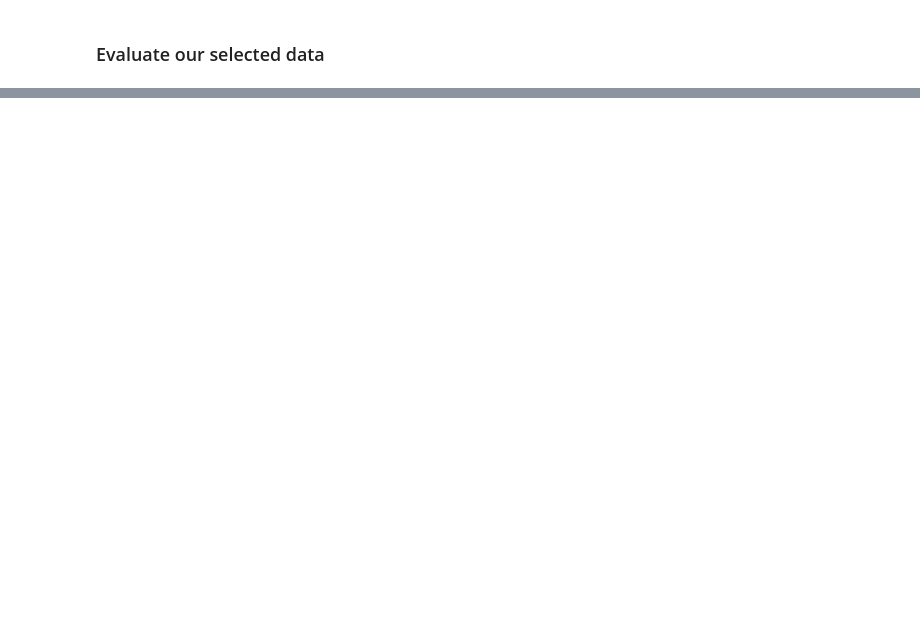
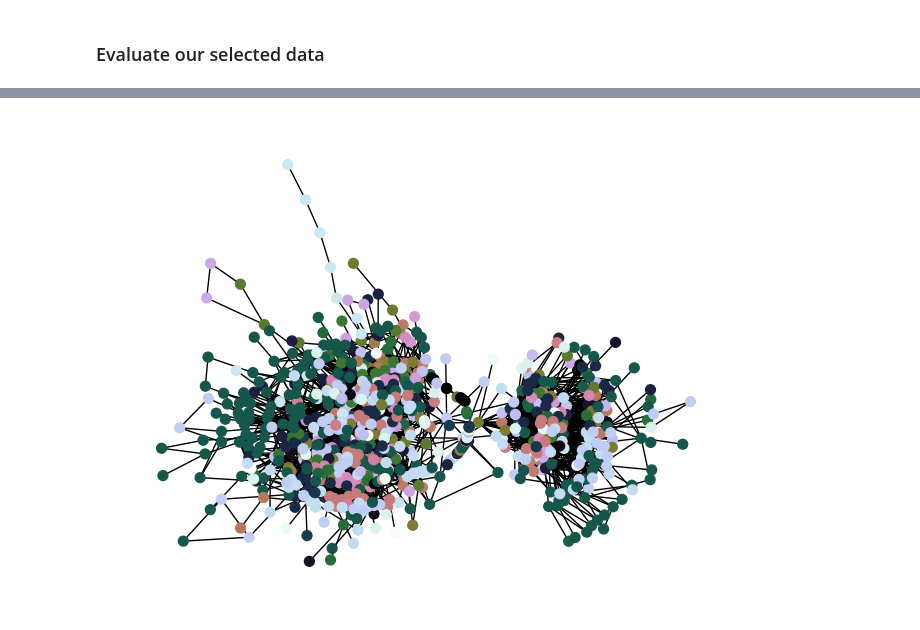
Before and after one commit to lukas-al/dissertation_rag, a Jupyter notebook: notebooks/evaluation.ipynb, the cells around one changed output, grey strips where cells are left out. Cells and saved outputs as stored; diff of their text form; code cells hidden in the pictures; blank space fills up the shorter version.

```diff
--- a/notebooks/evaluation.ipynb
+++ b/notebooks/evaluation.ipynb
@@ -89,22 +104,33 @@ ValueError: row, column, and data arrays must be 1-D
 # %%
 # Draw the graph, but use the node_id to identify which of the two headline document elements is referenced within the node
 unique_docs = []
 for doc in data['embedded_index']:
     unique_docs.append(doc.metadata['file_name'])
 
-set(unique_docs)
+unique_docs = set(unique_docs)
+
+# Create a list colors which is the same length as the unique docs
+cmap = mpl.colormaps['cubehelix']
+list_of_colors = cmap(np.linspace(0, 1, len(unique_docs)))
+
+color_dict = {}
+for idx, doc_name in enumerate(unique_docs):
+    color_dict[doc_name] = list_of_colors[idx]
 
 colors = []
 for n in graph.nodes:
     for doc in data['embedded_index']:
         if doc.id_ == n:
-            if doc.metadata['file_name'] == unique_docs[0]:
-                colors.append('red')
-            else:
-                colors.append('blue')
+            colors.append(color_dict[doc.metadata['file_name']])
+            # if doc.metadata['file_name'] == unique_docs[0]:
+            #     colors.append('red')
+            # else:
+            #     colors.append('blue')
 
 pos = nx.kamada_kawai_layout(graph)
-nx.draw(graph, pos, node_size=100, node_color=colors)
+nx.draw(graph, pos, node_size=50, node_color=colors)
+# %% [output]
+[figure, added]
 # %%
 # Step 1: Compute centrality measures
 centrality = nx.degree_centrality(graph)
```
Also changed, not shown: parts of 13 cells of this notebook, 16 other files.
